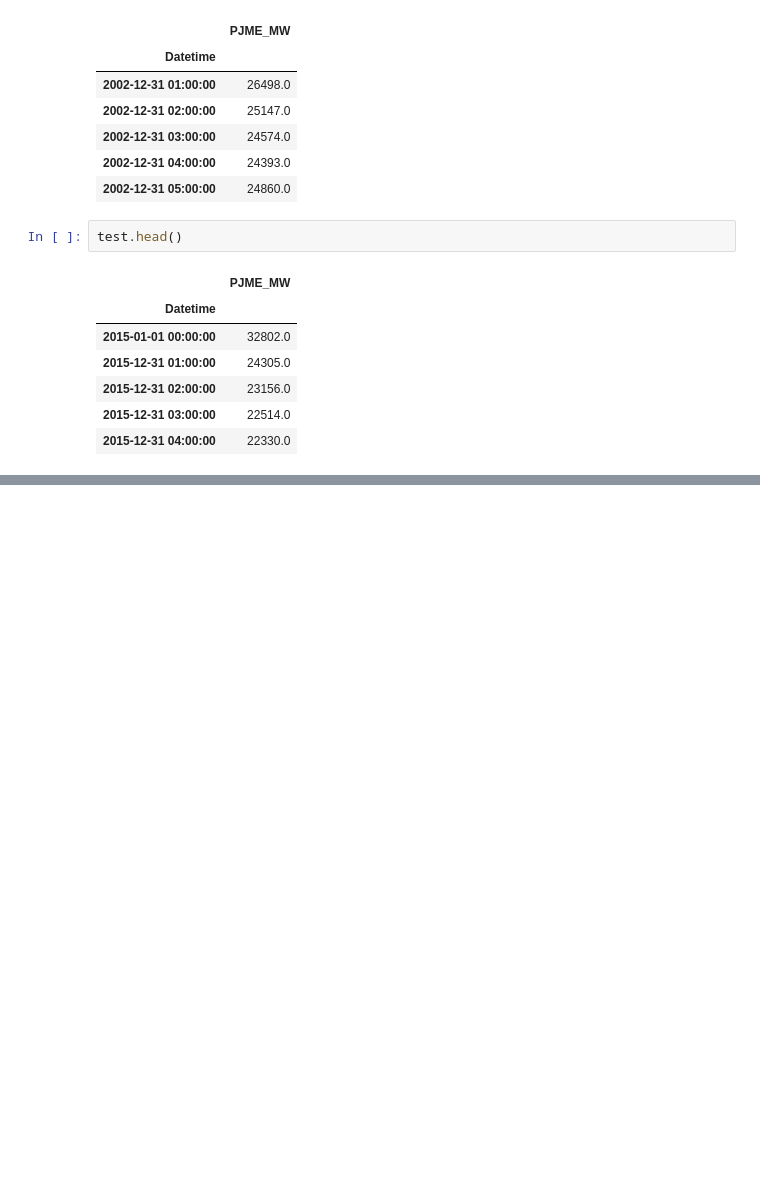
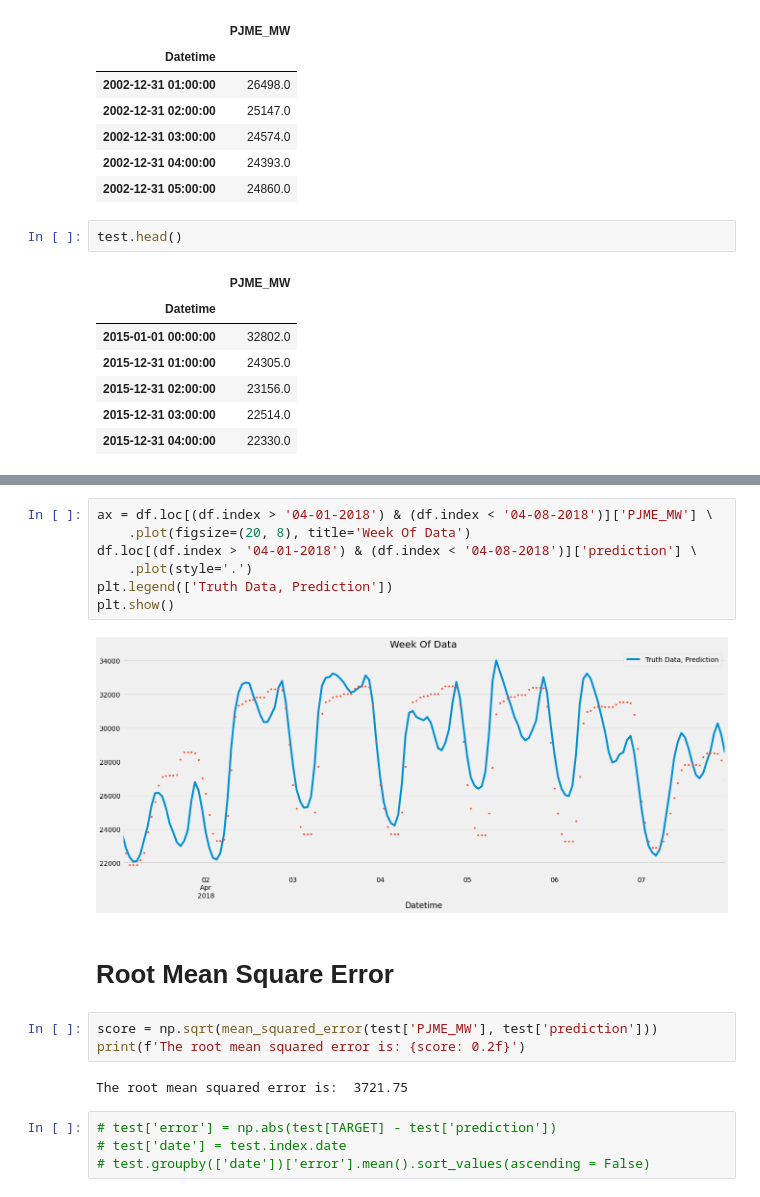
Before and after one commit to singhmanish2411/Energy-Comsumption-Forecasting, a Jupyter notebook: forcasting.ipynb, the cells around one changed output, grey strips where cells are left out. Saved outputs shown, nothing was run; the diff lists cells and outputs as text; blank space fills up the shorter version.

```diff
--- a/forcasting.ipynb
+++ b/forcasting.ipynb
@@ -189,0 +266,20 @@ create_features(train)
+# %%
+ax = df.loc[(df.index > '04-01-2018') & (df.index < '04-08-2018')]['PJME_MW'] \
+    .plot(figsize=(20, 8), title='Week Of Data')
+df.loc[(df.index > '04-01-2018') & (df.index < '04-08-2018')]['prediction'] \
+    .plot(style='.')
+plt.legend(['Truth Data, Prediction'])
+plt.show()
+# %% [output]
+[figure, added]
+# %% [markdown]
+# **Root Mean Square Error**
+# %%
+score = np.sqrt(mean_squared_error(test['PJME_MW'], test['prediction']))
+print(f'The root mean squared error is: {score: 0.2f}')
+# %% [output]
+The root mean squared error is:  3721.75
+# %%
+# test['error'] = np.abs(test[TARGET] - test['prediction'])
+# test['date'] = test.index.date
+# test.groupby(['date'])['error'].mean().sort_values(ascending = False)
```
Also changed, not shown: parts of 17 cells of this notebook.
